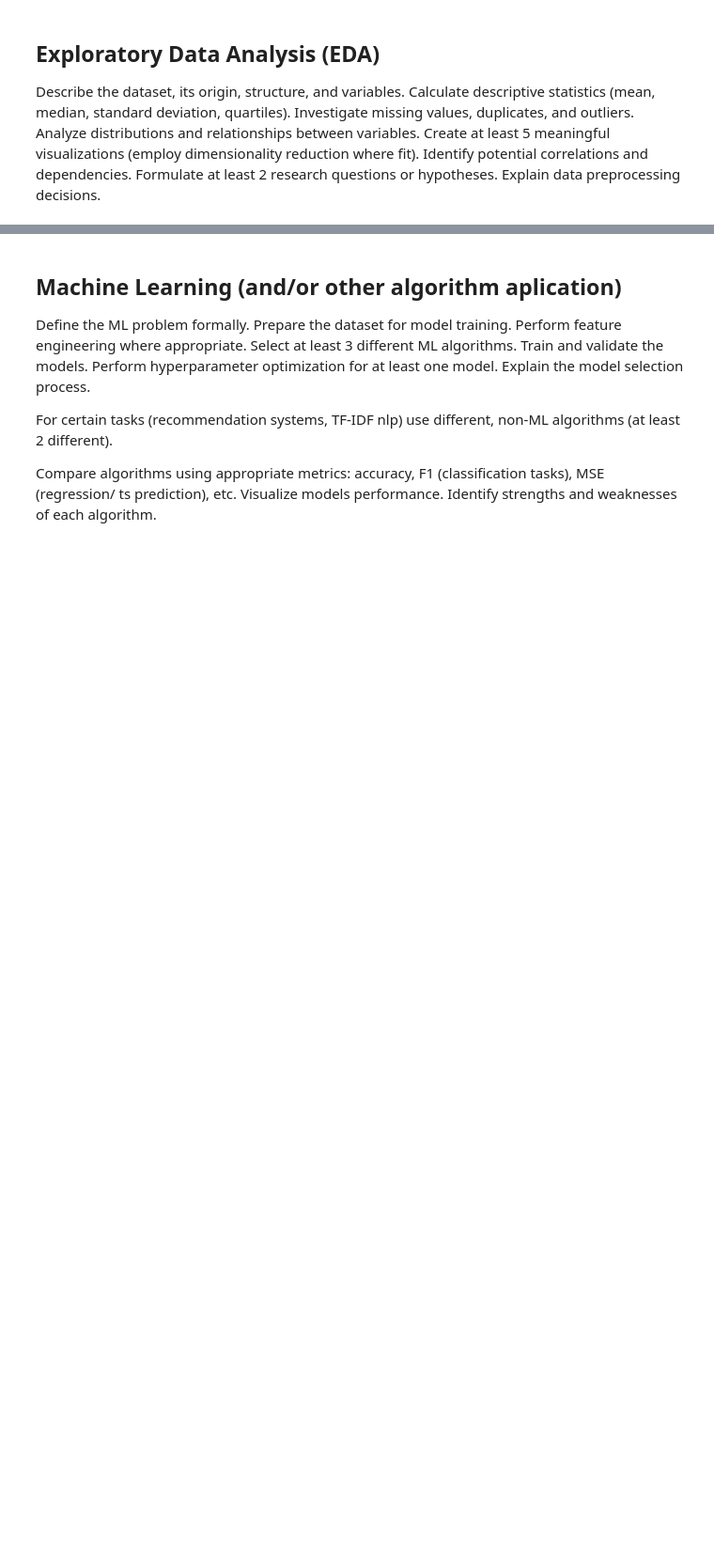
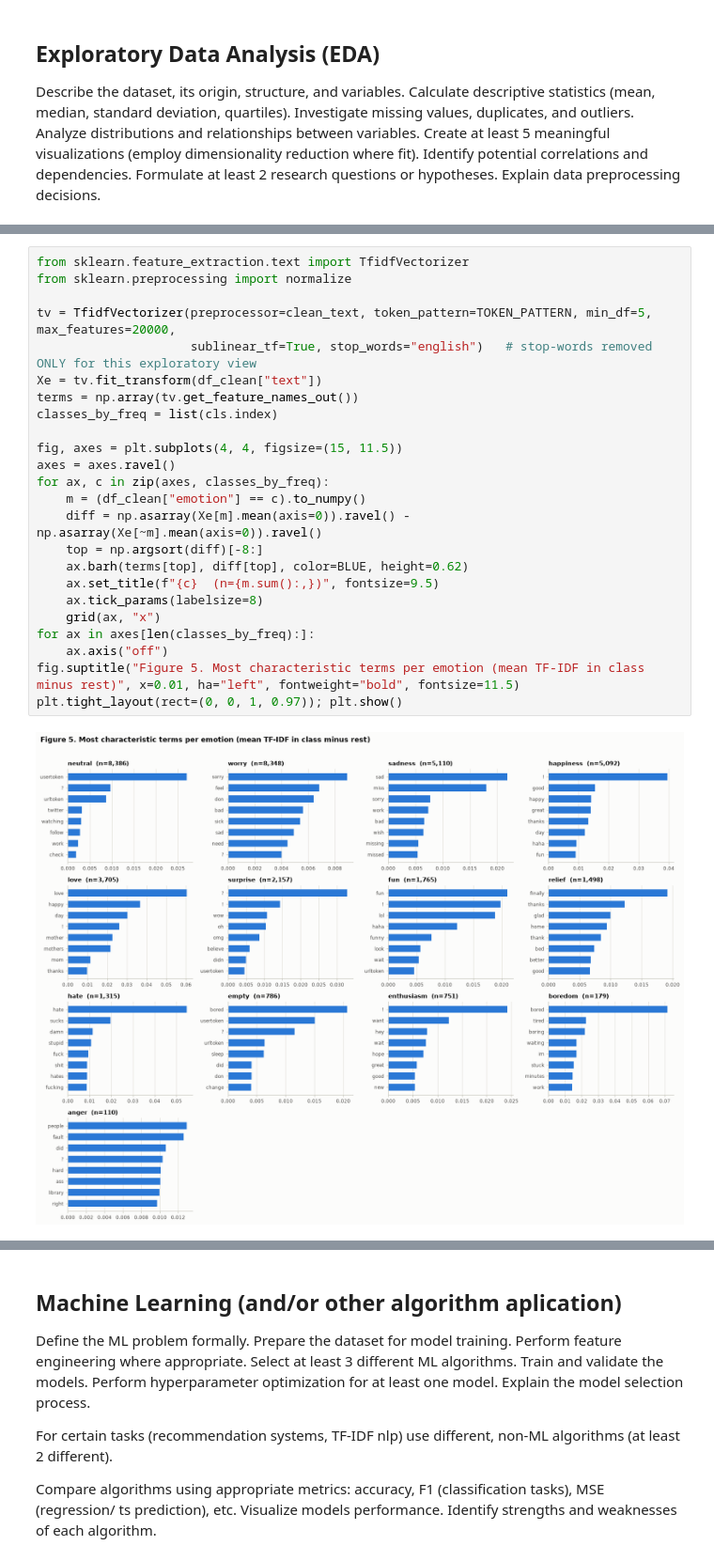
Before and after one commit to ArgasDTiger/ida-labs, a Jupyter notebook: assignement-4.ipynb, the cells around one changed output, grey strips where cells are left out. Shown at 94% size. Cells and saved outputs as stored; diff of their text form; blank space fills up the shorter version.

```diff
--- a/assignement-4.ipynb
+++ b/assignement-4.ipynb
@@ -94,0 +337,26 @@ Describe the dataset, its origin, structure, and variables. Calculate descriptiv
+# %%
+from sklearn.feature_extraction.text import TfidfVectorizer
+from sklearn.preprocessing import normalize
+
+tv = TfidfVectorizer(preprocessor=clean_text, token_pattern=TOKEN_PATTERN, min_df=5, max_features=20000,
+                     sublinear_tf=True, stop_words="english")   # stop-words removed ONLY for this exploratory view
+Xe = tv.fit_transform(df_clean["text"])
+terms = np.array(tv.get_feature_names_out())
+classes_by_freq = list(cls.index)
+
+fig, axes = plt.subplots(4, 4, figsize=(15, 11.5))
+axes = axes.ravel()
+for ax, c in zip(axes, classes_by_freq):
+    m = (df_clean["emotion"] == c).to_numpy()
+    diff = np.asarray(Xe[m].mean(axis=0)).ravel() - np.asarray(Xe[~m].mean(axis=0)).ravel()
+    top = np.argsort(diff)[-8:]
+    ax.barh(terms[top], diff[top], color=BLUE, height=0.62)
+    ax.set_title(f"{c}  (n={m.sum():,})", fontsize=9.5)
+    ax.tick_params(labelsize=8)
+    grid(ax, "x")
+for ax in axes[len(classes_by_freq):]:
+    ax.axis("off")
+fig.suptitle("Figure 5. Most characteristic terms per emotion (mean TF-IDF in class minus rest)", x=0.01, ha="left", fontweight="bold", fontsize=11.5)
+plt.tight_layout(rect=(0, 0, 1, 0.97)); plt.show()
+# %% [output]
+[figure, added]
```
Also changed, not shown: parts of 54 cells of this notebook, 1 other file.
